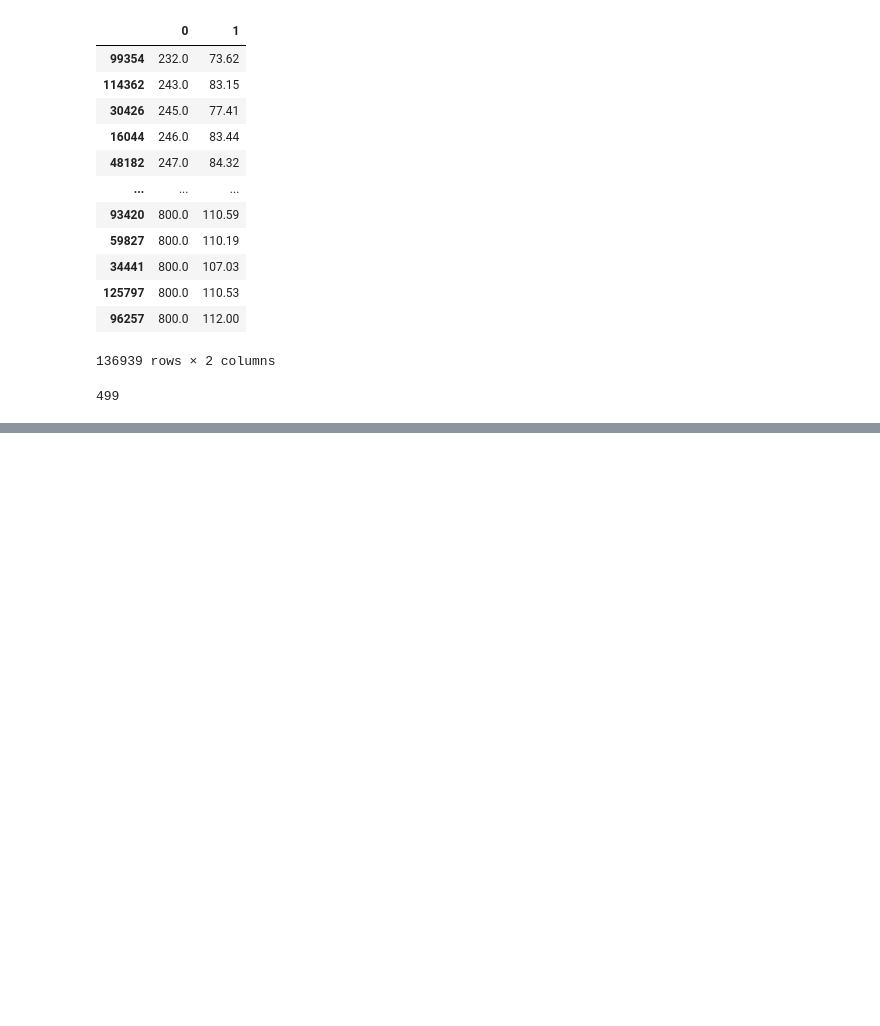
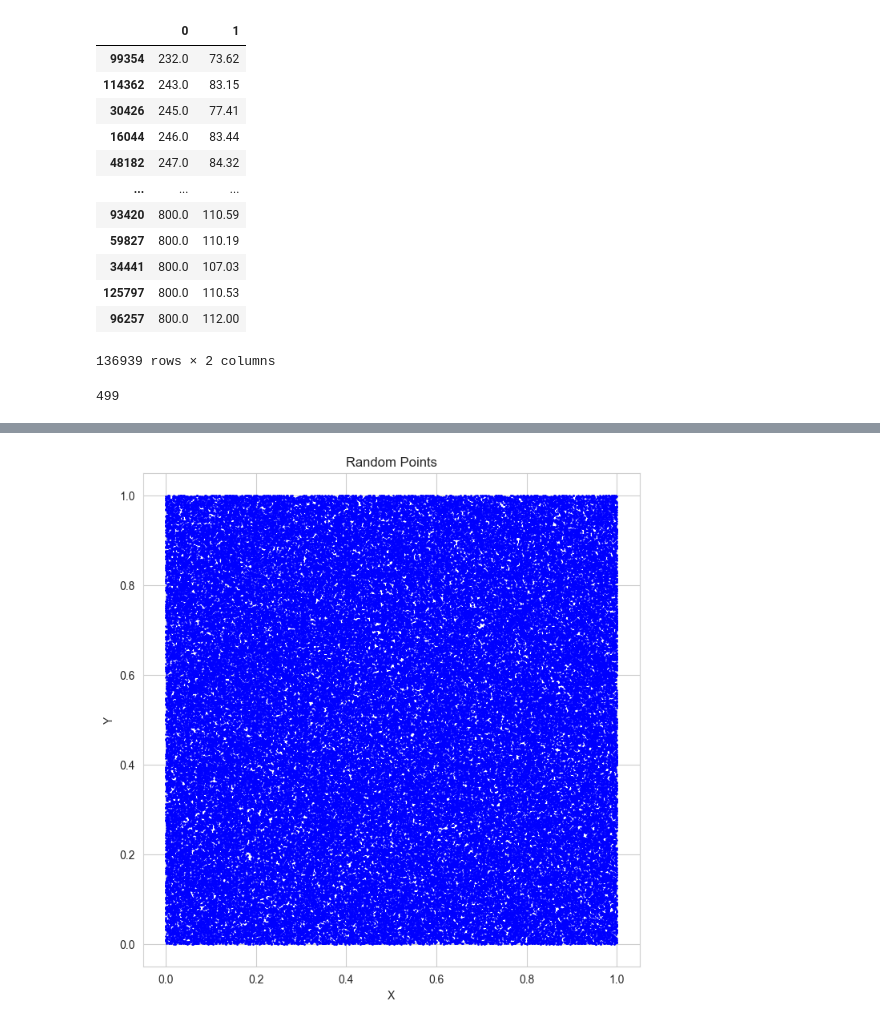
Before and after one commit to rotemchn/SortingGrades, a Jupyter notebook: RSK_algo.ipynb, the cells around one changed output, grey strips where cells are left out. Cells and saved outputs as stored; diff of their text form; code cells hidden in the pictures; blank space fills up the shorter version.

Commit message:
continue RSK - with random shapes

```diff
--- a/RSK_algo.ipynb
+++ b/RSK_algo.ipynb
@@ -184,0 +189,23 @@ plt.show()
+# %%
+def random_square():
+    x = []
+    y = []
+    for i in range(len(sat)):
+        x.append(random.random())
+        y.append(random.random())
+    df = pd.DataFrame({'x': x, 'y': y})
+    return df
+# %%
+random_square_df = random_square()
+
+# Plot the DataFrame
+plt.figure(figsize=(8, 8))
+plt.scatter(random_square_df['x'], random_square_df['y'], color='blue', s=1)
+plt.xlabel('X')
+plt.ylabel('Y')
+plt.title('Random Points - Square')
+plt.grid(True)
+plt.savefig("random_sqaure.png")
+plt.show()
+# %% [output]
+[figure, added]
```
Also changed, not shown: parts of 10 cells of this notebook, 4 other files.
